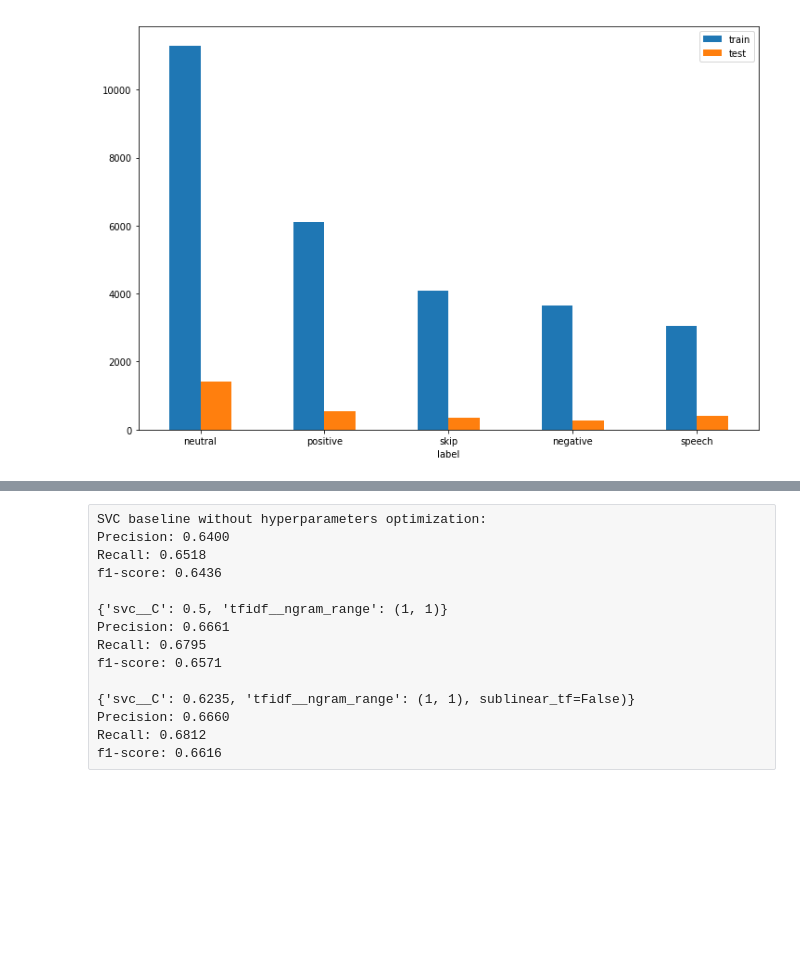
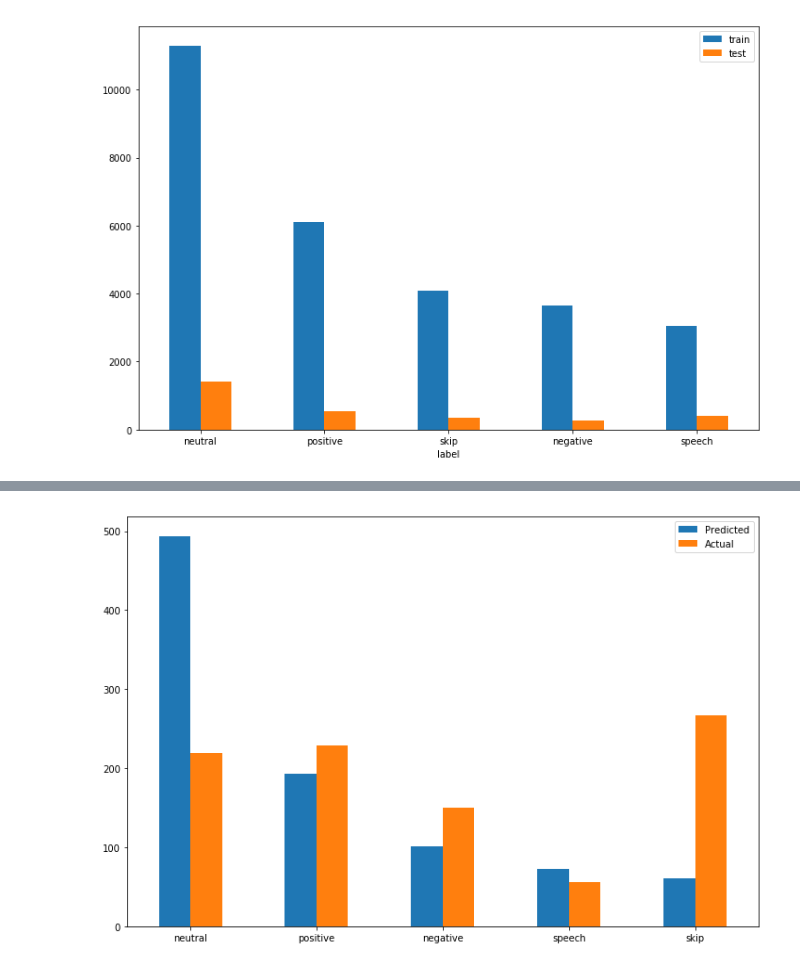
Before and after one commit to ideis/HSE-transfer-learning-in-NLP, a Jupyter notebook: svm_classifier.ipynb, the cells around one changed output, grey strips where cells are left out. Cells and saved outputs as stored; diff of their text form; code cells hidden in the pictures; blank space fills up the shorter version.

```diff
--- a/svm_classifier.ipynb
+++ b/svm_classifier.ipynb
@@ -182,15 +174,12 @@ plt.show()
-# %% [raw]
-SVC baseline without hyperparameters optimization:
-Precision: 0.6400
-Recall: 0.6518
-f1-score: 0.6436
-
-{'svc__C': 0.5, 'tfidf__ngram_range': (1, 1)}
-Precision: 0.6661
-Recall: 0.6795
-f1-score: 0.6571
-
-{'svc__C': 0.6235, 'tfidf__ngram_range': (1, 1), sublinear_tf=False)}
-Precision: 0.6660
-Recall: 0.6812
-f1-score: 0.6616
+# %%
+y_pred_labels = le.inverse_transform(y_pred)
+y_test_labels = le.inverse_transform(y_test)
+
+results = pd.DataFrame({'text':df_test.text, 'lemmatized_tokens':df_test.lemmatized_tokens,'predicted':y_pred_labels, 'actual':y_test_labels})
+errors = results[results.predicted != results.actual]
+# %%
+fig, ax = plt.subplots(figsize=(12, 8))
+freq = pd.DataFrame({'Predicted': errors.predicted.value_counts(), 'Actual':errors.actual.value_counts()})
+freq.sort_values(by='Predicted', ascending=False).plot.bar(rot=0, ax=ax);
+# %% [output]
+[figure, added]
```
Also changed, not shown: parts of 7 cells of this notebook.
